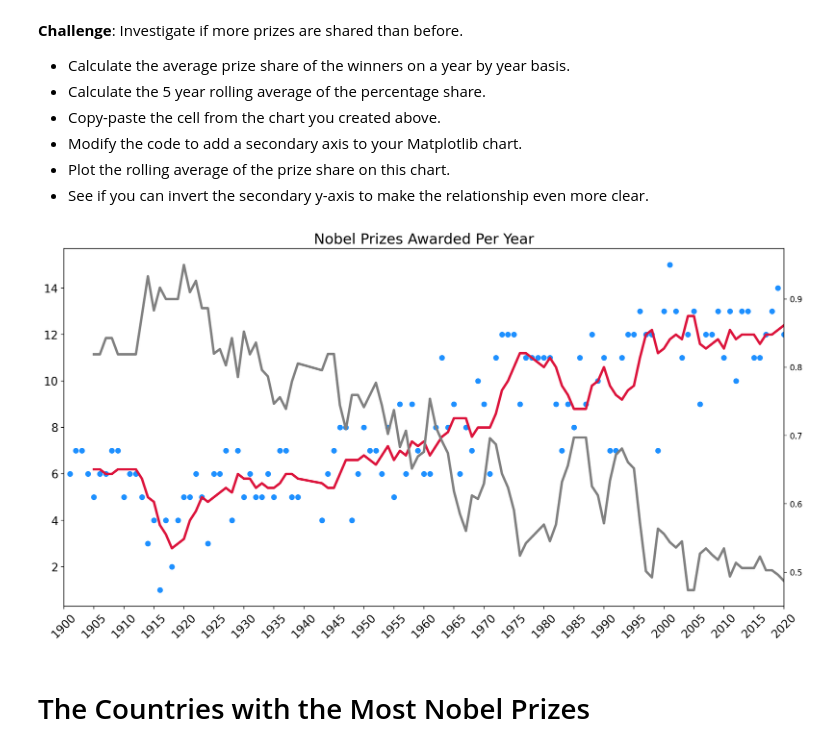
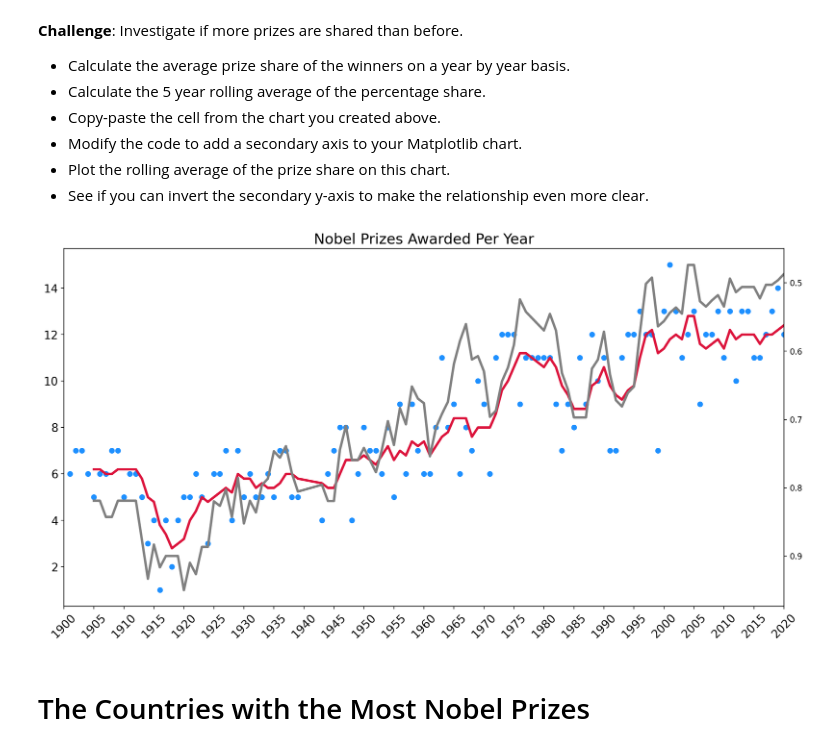
Before and after one commit to bluescreenlife/100-days-of-code, a Jupyter notebook: day_79_nobel_prize_data/Nobel_Prize_Analysis_(start).ipynb, the cells around one changed output. Drawn from its saved outputs; the diff is of its cells as text; code cells hidden in the pictures.

```diff
--- a/day_79_nobel_prize_data/Nobel_Prize_Analysis_(start).ipynb
+++ b/day_79_nobel_prize_data/Nobel_Prize_Analysis_(start).ipynb
@@ -414,34 +415,36 @@ tick_marks = np.arange(1900,2021,5) # start, stop, step
 plt.figure(figsize=(16,8), dpi=200)
 plt.title('Nobel Prizes Awarded Per Year', fontsize=18)
 plt.yticks(fontsize=14)
 plt.xticks(ticks=tick_marks,
            fontsize=14, rotation=45)
 
 # get axes, set x axis limits
 ax1 = plt.gca()
 ax2 = ax1.twinx()
+# invert y axis
+ax2.invert_yaxis()
 ax1.set_xlim(1900,2020)
 
 # plot scatter data
 ax1.scatter(x=prize_per_year.index,
             y=prize_per_year.values,
             color='dodgerblue')
 
 # plot moving average data
 ax1.plot(prize_per_year.index,
          moving_average.values,
          color='crimson',
          linewidth=3)
 
 # add prize share moving average
 ax2.plot(prize_per_year.index,
          share_moving_average.values,
          color='grey',
          linewidth=3)
 
 plt.show()
 # %% [output]
-[figure, old version]
+[figure, new version]
 # %% [markdown]
 # The Countries with the Most Nobel Prizes
 # %% [markdown]
```
Also changed, not shown: parts of 8 cells of this notebook.
